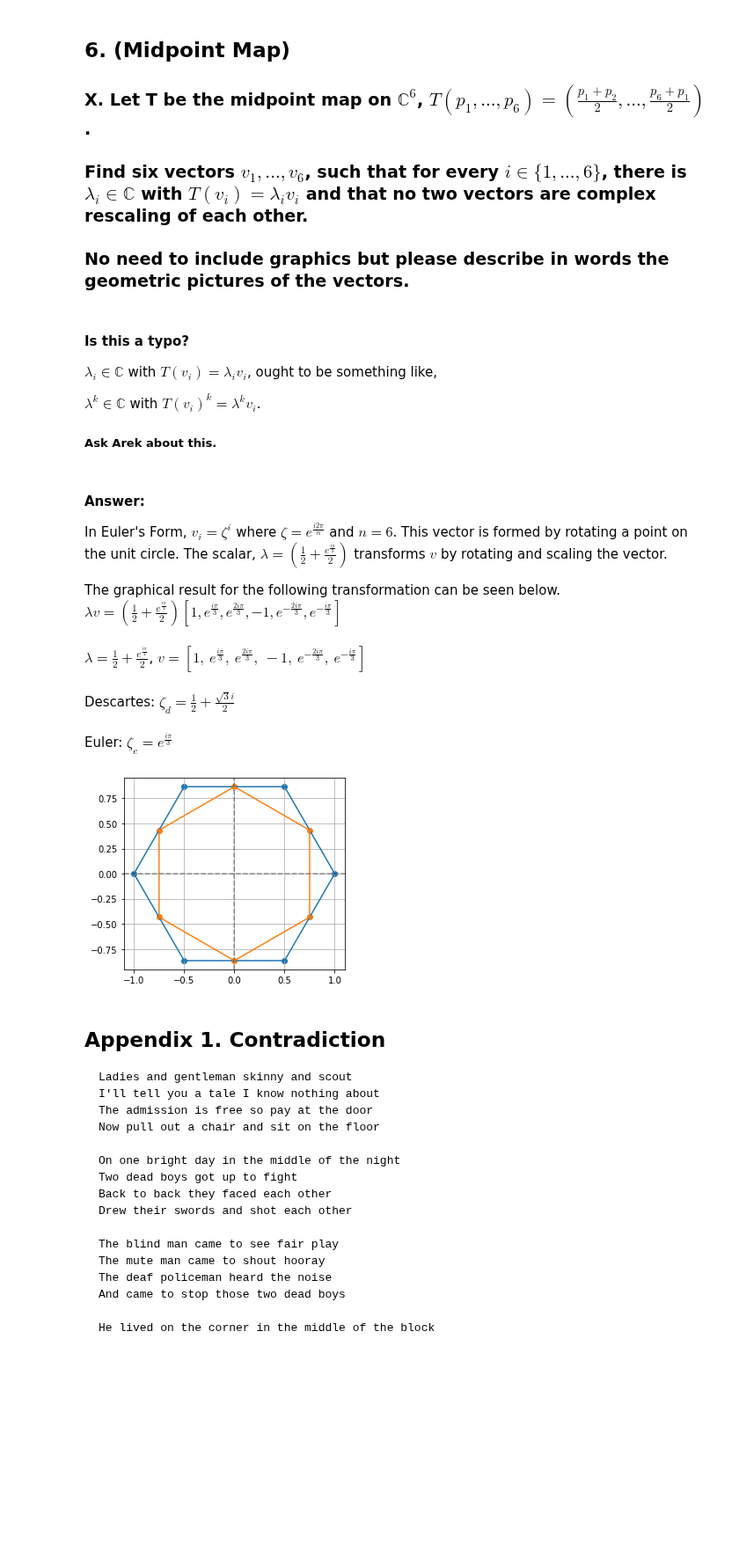
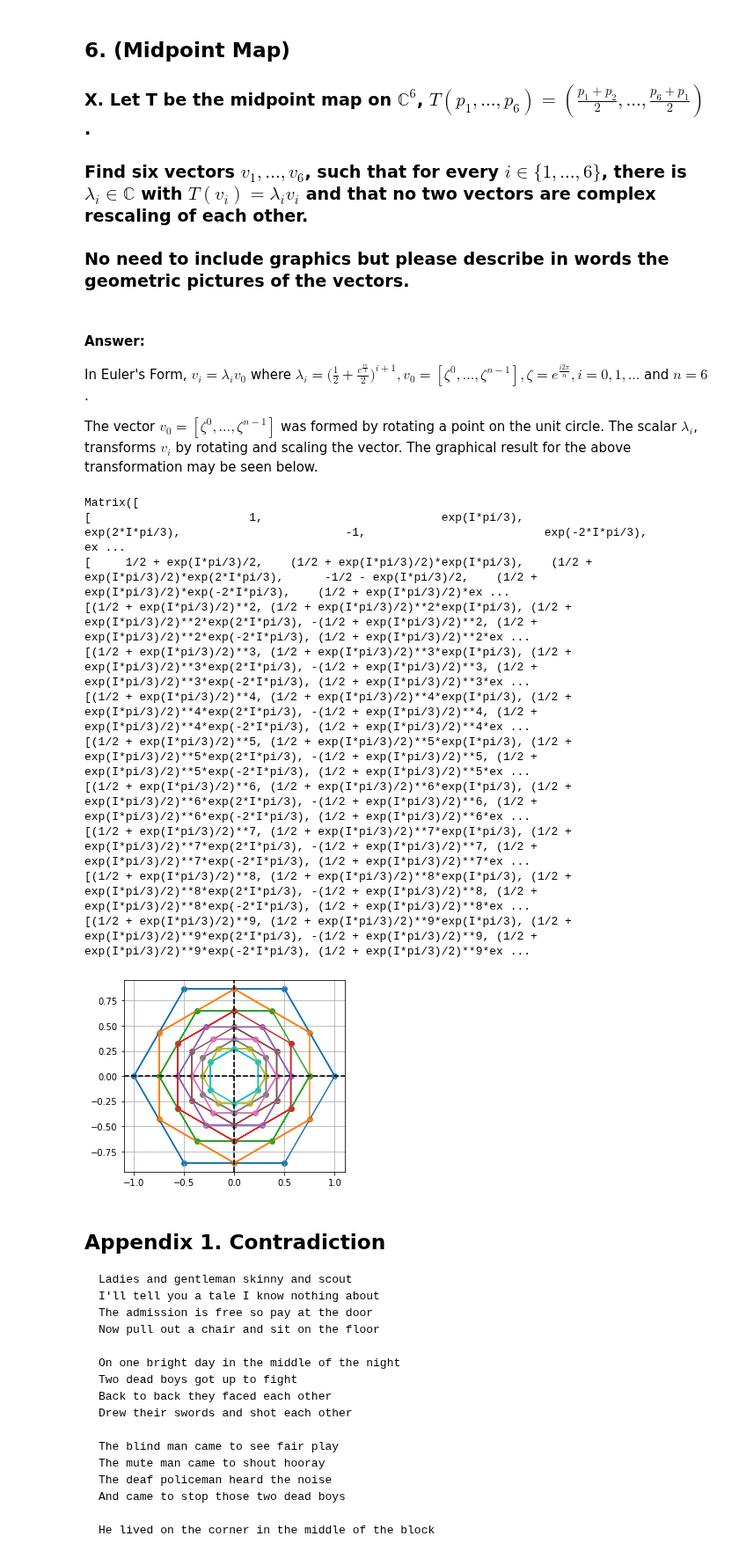
Before and after one commit to fractalclockwork/Math725, a Jupyter notebook: HW/Math725_HW1.ipynb, the cells around one changed output. Shown at 88% size. Saved outputs shown, nothing was run; the diff lists cells and outputs as text; code cells hidden in the pictures; blank space fills up the shorter version.

```diff
--- a/HW/Math725_HW1.ipynb
+++ b/HW/Math725_HW1.ipynb
@@ -126,21 +135,12 @@ def ff(x): return f_e(x)+f_o(x)
 ### Find six vectors $v_1,...,v_6$, such that for every $i\in\{1,...,6\}$, there is $\lambda_i\in\mathbb{C}$ with $T(v_i)=\lambda_i v_i$ and that no two vectors are complex rescaling of each other.
 
 ### No need to include graphics but please describe in words the geometric pictures of the vectors.
-# %% [markdown]
-#### Is this a typo?
-
-$\lambda_i\in\mathbb{C}$ with $T(v_i)=\lambda_i v_i$, ought to be something like,
-
-$\lambda^k\in\mathbb{C}$ with $T(v_i)^k=\lambda^k v_i$.
-
-##### Ask Arek about this.
 # %% [markdown]
 #### Answer:
-In Euler's Form, $v_i=\zeta^i$ where $\zeta=e^\frac{i2\pi}{n}$ and $n = 6$.  This vector is formed by rotating a point on the unit circle.
-The scalar, $\lambda = (\frac{1}{2} + \frac{e^{\frac{i \pi}{3}}}{2})$ transforms $v$ by rotating and scaling the vector.
+In Euler's Form, $v_i=\lambda_{i}v_{0}$ where $\lambda_i = \Bigg(\frac{1}{2} + \frac{e^{\frac{i \pi}{3}}}{2}\Bigg)^{i+1}, v_0=[\zeta^0,...,\zeta^{n-1}], \zeta=e^\frac{i2\pi}{n}, i=0,1,...$ and $n = 6$.
 
-The graphical result for the following transformation can be seen below.
-$\lambda v = (\frac{1}{2} + \frac{e^{\frac{i \pi}{3}}}{2}) \left[ 1, e^{\frac{i \pi}{3}}, e^{\frac{2 i \pi}{3}}, -1, e^{- \frac{2 i \pi}{3}},  e^{- \frac{i \pi}{3}}\right]$
+The vector $v_0=[\zeta^0,...,\zeta^{n-1}]$ was formed by rotating a point on the unit circle.
+The scalar $\lambda_{i}$,  transforms $v_i$ by rotating and scaling the vector.  The graphical result for the above transformation may be seen below.
 # %%
 def z_plot(z, c=None):
     plt.scatter(z.real, z.imag, c=c)
@@ -150,33 +150,37 @@ def z_plot(z, c=None):
     plt.gca().set_aspect("equal") # square grids are pretty
     plt.axhline(0, color='black', alpha = .2, linestyle='--')
     plt.axvline(0, color='black', alpha = .2, linestyle='--')
-# %%
-n=6 # polygon points
-
-# Yuk! Not pretty.
-zeta_d = sym.cos(2*sym.pi/n)+ sym.I*sym.sin(2*sym.pi/n)
-
-# Let's try rubbing some Euler on this...
-zeta_e = sym.exp(2*sym.I*sym.pi/n) # Aww yeah!!
-
-zeta = zeta_e
-lambda_ = (1+zeta)/2
-subspace = range(n) # our subspace is the ordered index of points {0,1,2,3,4,5}
-v = [zeta**i for i in subspace]
-
-display(Latex(f"$\lambda={sym.latex(lambda_)}$, $v={sym.latex(v)}$"))
-display(Latex(f"Descartes: $\zeta_d={sym.latex(zeta_d)}$"))
-display(Latex(f"Euler: $\zeta_e={sym.latex(zeta_e)}$"))
-
-for j in range(2):
-    z_plot(np.array([complex(i) for i in v]))
-    #v = [ (v[i]+v[(i+1)%n])/2 for i in subspace] # one way
-    v = [(lambda_ * v[i]) for i in subspace ] # or another
-# %% [output]
-$\lambda=\frac{1}{2} + \frac{e^{\frac{i \pi}{3}}}{2}$, $v=\left[ 1, \  e^{\frac{i \pi}{3}}, \  e^{\frac{2 i \pi}{3}}, \  -1, \  e^{- \frac{2 i \pi}{3}}, \  e^{- \frac{i \pi}{3}}\right]$
-Descartes: $\zeta_d=\frac{1}{2} + \frac{\sqrt{3} i}{2}$
-Euler: $\zeta_e=e^{\frac{i \pi}{3}}$
-[figure, removed]
+# %%
+n=6
+zeta = sym.exp(2*sym.I*sym.pi/n)
+lambda_ = (1+zeta)/2
+
+v_0 = [zeta**k for k in range(n)] # our vector in C^6
+v = Matrix(v_0).T  # we don't really need a Matrix, but IPython.display is super neat and tighty
+
+ss = 10 # How deep?
+for i in range(ss-1):
+    v=v.col_join(lambda_**(i+1)*v.row(0)) # this one line does all the work
+
+# display our results
+display(v)  # Rows are Machine-like but the transpose is probably more Mathy
+s = v.shape[0]
+for i in range(s):
+    #z_plot(np.array([complex(n) for n in v.row(i)])) # this is rather slow
+    z_plot(np.array((v.row(i)).tolist()).astype(np.complex64)) # Aww Yeah!!!
+# %% [output]
+Matrix([
+[                       1,                          exp(I*pi/3),                          exp(2*I*pi/3),                        -1,                          exp(-2*I*pi/3),                          ex ...
+[     1/2 + exp(I*pi/3)/2,    (1/2 + exp(I*pi/3)/2)*exp(I*pi/3),    (1/2 + exp(I*pi/3)/2)*exp(2*I*pi/3),      -1/2 - exp(I*pi/3)/2,    (1/2 + exp(I*pi/3)/2)*exp(-2*I*pi/3),    (1/2 + exp(I*pi/3)/2)*ex ...
+[(1/2 + exp(I*pi/3)/2)**2, (1/2 + exp(I*pi/3)/2)**2*exp(I*pi/3), (1/2 + exp(I*pi/3)/2)**2*exp(2*I*pi/3), -(1/2 + exp(I*pi/3)/2)**2, (1/2 + exp(I*pi/3)/2)**2*exp(-2*I*pi/3), (1/2 + exp(I*pi/3)/2)**2*ex ...
+[(1/2 + exp(I*pi/3)/2)**3, (1/2 + exp(I*pi/3)/2)**3*exp(I*pi/3), (1/2 + exp(I*pi/3)/2)**3*exp(2*I*pi/3), -(1/2 + exp(I*pi/3)/2)**3, (1/2 + exp(I*pi/3)/2)**3*exp(-2*I*pi/3), (1/2 + exp(I*pi/3)/2)**3*ex ...
+[(1/2 + exp(I*pi/3)/2)**4, (1/2 + exp(I*pi/3)/2)**4*exp(I*pi/3), (1/2 + exp(I*pi/3)/2)**4*exp(2*I*pi/3), -(1/2 + exp(I*pi/3)/2)**4, (1/2 + exp(I*pi/3)/2)**4*exp(-2*I*pi/3), (1/2 + exp(I*pi/3)/2)**4*ex ...
+[(1/2 + exp(I*pi/3)/2)**5, (1/2 + exp(I*pi/3)/2)**5*exp(I*pi/3), (1/2 + exp(I*pi/3)/2)**5*exp(2*I*pi/3), -(1/2 + exp(I*pi/3)/2)**5, (1/2 + exp(I*pi/3)/2)**5*exp(-2*I*pi/3), (1/2 + exp(I*pi/3)/2)**5*ex ...
+[(1/2 + exp(I*pi/3)/2)**6, (1/2 + exp(I*pi/3)/2)**6*exp(I*pi/3), (1/2 + exp(I*pi/3)/2)**6*exp(2*I*pi/3), -(1/2 + exp(I*pi/3)/2)**6, (1/2 + exp(I*pi/3)/2)**6*exp(-2*I*pi/3), (1/2 + exp(I*pi/3)/2)**6*ex ...
+[(1/2 + exp(I*pi/3)/2)**7, (1/2 + exp(I*pi/3)/2)**7*exp(I*pi/3), (1/2 + exp(I*pi/3)/2)**7*exp(2*I*pi/3), -(1/2 + exp(I*pi/3)/2)**7, (1/2 + exp(I*pi/3)/2)**7*exp(-2*I*pi/3), (1/2 + exp(I*pi/3)/2)**7*ex ...
+[(1/2 + exp(I*pi/3)/2)**8, (1/2 + exp(I*pi/3)/2)**8*exp(I*pi/3), (1/2 + exp(I*pi/3)/2)**8*exp(2*I*pi/3), -(1/2 + exp(I*pi/3)/2)**8, (1/2 + exp(I*pi/3)/2)**8*exp(-2*I*pi/3), (1/2 + exp(I*pi/3)/2)**8*ex ...
+[(1/2 + exp(I*pi/3)/2)**9, (1/2 + exp(I*pi/3)/2)**9*exp(I*pi/3), (1/2 + exp(I*pi/3)/2)**9*exp(2*I*pi/3), -(1/2 + exp(I*pi/3)/2)**9, (1/2 + exp(I*pi/3)/2)**9*exp(-2*I*pi/3), (1/2 + exp(I*pi/3)/2)**9*ex ...
+[figure, added]
 # %% [markdown]
 ## Appendix 1. Contradiction
 
```
Also changed, not shown: parts of 1 cell of this notebook, 4 other files.
